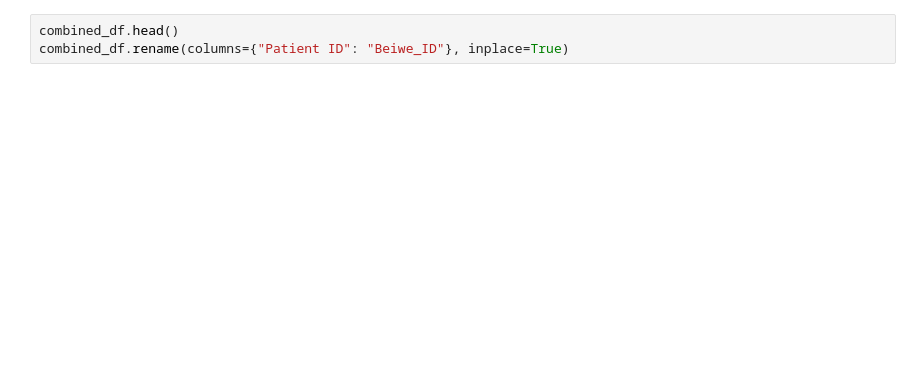
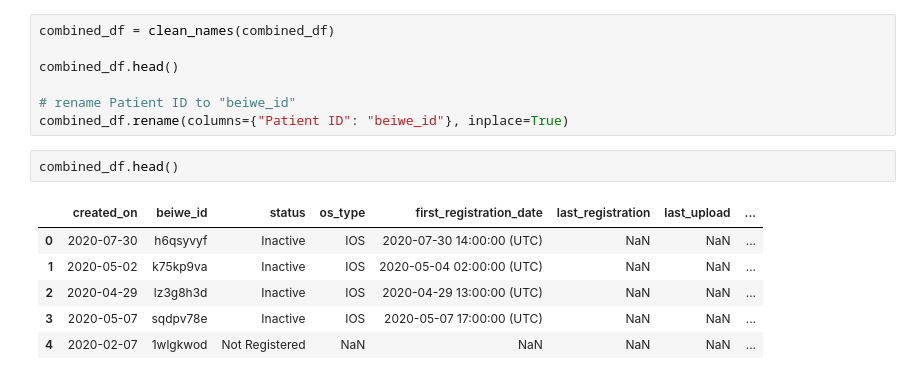
Before and after one commit to elizabethyoo/beiwe, a Jupyter notebook: code/forest_mano/0_beiwe-ids_to_studies.ipynb, the cells around one changed output. Drawn from its saved outputs; the diff is of its cells as text; blank space fills up the shorter version.

```diff
--- a/code/forest_mano/0_beiwe-ids_to_studies.ipynb
+++ b/code/forest_mano/0_beiwe-ids_to_studies.ipynb
@@ -84,6 +156,19 @@ Merged file saved to: /n/onnela_dp_l3/Lab/HOPE/beiwe/data/download_participants/
 # %%
+combined_df = clean_names(combined_df)
+
 combined_df.head()
-combined_df.rename(columns={"Patient ID": "Beiwe_ID"}, inplace=True)
+
+# rename Patient ID to "beiwe_id"
+combined_df.rename(columns={"Patient ID": "beiwe_id"}, inplace=True)
+# %%
+combined_df.head()
+# %% [output]
+|  | created_on | beiwe_id | status | os_type | first_registration_date | last_registration | last_upload | ... |
+| 0 | 2020-07-30 | h6qsyvyf | Inactive | IOS | 2020-07-30 14:00:00 (UTC) | NaN | NaN | ... |
+| 1 | 2020-05-02 | k75kp9va | Inactive | IOS | 2020-05-04 02:00:00 (UTC) | NaN | NaN | ... |
+| 2 | 2020-04-29 | lz3g8h3d | Inactive | IOS | 2020-04-29 13:00:00 (UTC) | NaN | NaN | ... |
+| 3 | 2020-05-07 | sqdpv78e | Inactive | IOS | 2020-05-07 17:00:00 (UTC) | NaN | NaN | ... |
+| 4 | 2020-02-07 | 1wlgkwod | Not Registered | NaN | NaN | NaN | NaN | ... |
 # %%
 # pull demographic table
 DEMO_TB_NAME = "HOPE_paper2_demographics.csv"
```
Also changed, not shown: parts of 16 cells of this notebook, 32 other files.
